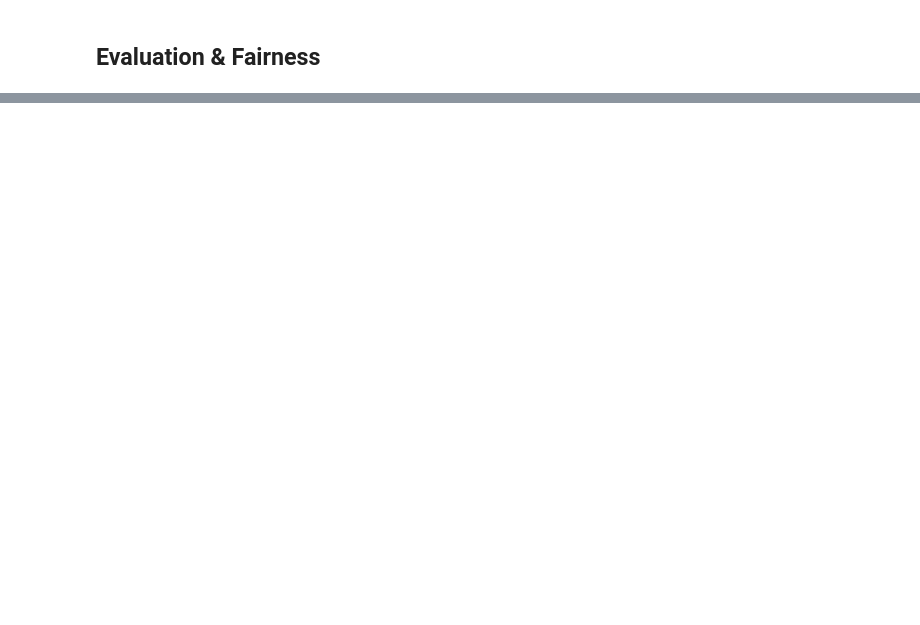
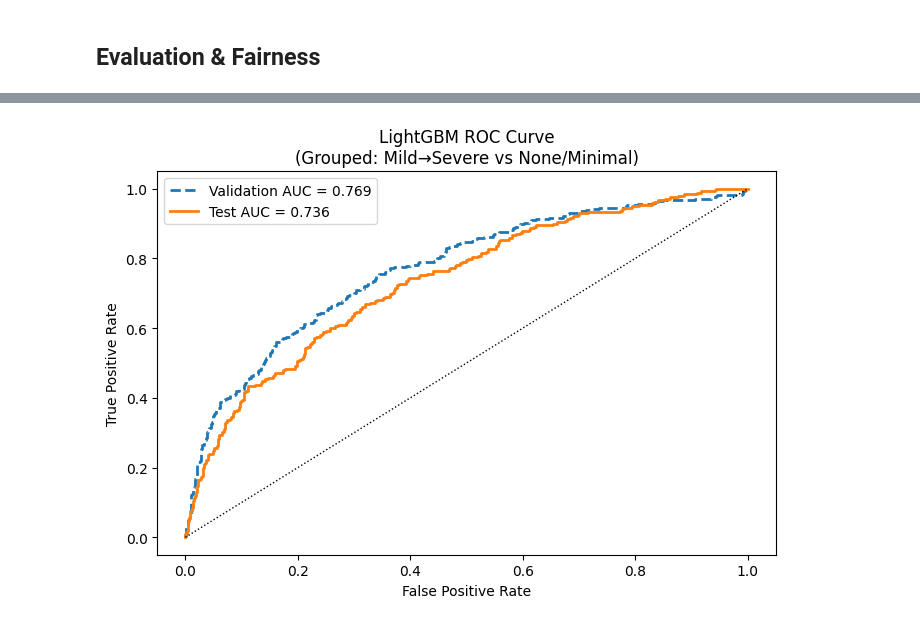
Before and after one commit to natdosan/data207-final-prject, a Jupyter notebook: src/nate_modeling_updated_data.ipynb, the cells around one changed output, grey strips where cells are left out. Cells and saved outputs as stored; diff of their text form; code cells hidden in the pictures; blank space fills up the shorter version.

```diff
--- a/src/nate_modeling_updated_data.ipynb
+++ b/src/nate_modeling_updated_data.ipynb
@@ -103,17 +105,17 @@ param_dist = {
     # 'reg_lambda'        : [0, 0.01, 0.1, 1.0],
 }
 
-lgbm_tuned = LGBMClassifier(objective='binary', random_state=42, n_jobs=-1, verbose=-1)
+lgbm_tuned = LGBMClassifier(objective='binary', random_state=42, n_jobs=1, verbose=-1)
 cv = StratifiedKFold(n_splits=5, shuffle=True, random_state=42)
 
 search = RandomizedSearchCV(
     lgbm_tuned,
     param_distributions=param_dist,
-    n_iter=50,
-    scoring='roc_auc',
+    n_iter=20,
+    scoring=make_scorer(recall_score, pos_label=1), # score by recall of minority class (1 = Mild/Severe)
     cv=cv,
     random_state=42,
-    n_jobs=-1,
+    n_jobs=1,
     verbose=1
 )
 search.fit(X_train, y_train)
@@ -163,19 +187,21 @@ plt.show()
 # %%
 fig, ax = plt.subplots(figsize=(7, 5))
 
 for proba, labels, name, ls in [
-    (y_proba_val,  y_val_bin,  'Validation', '--'),
-    (y_proba_test, y_test_bin, 'Test',       '-'),
+    (y_proba_val,  y_val,  'Validation', '--'),
+    (y_proba_test, y_test, 'Test',       '-'),
 ]:
     fpr, tpr, _ = roc_curve(labels, proba)
     auc = roc_auc_score(labels, proba)
     ax.plot(fpr, tpr, ls=ls, lw=2, label=f'{name} AUC = {auc:.3f}')
 
 ax.plot([0,1],[0,1], 'k:', lw=1)
 ax.set_xlabel('False Positive Rate')
 ax.set_ylabel('True Positive Rate')
 ax.set_title('LightGBM ROC Curve\n(Grouped: Mild→Severe vs None/Minimal)')
 ax.legend()
 plt.tight_layout()
 plt.savefig('lightgbm_roc.png', dpi=150, bbox_inches='tight')
 plt.show()
+# %% [output]
+[figure, added]
```
Also changed, not shown: parts of 4 cells of this notebook.
